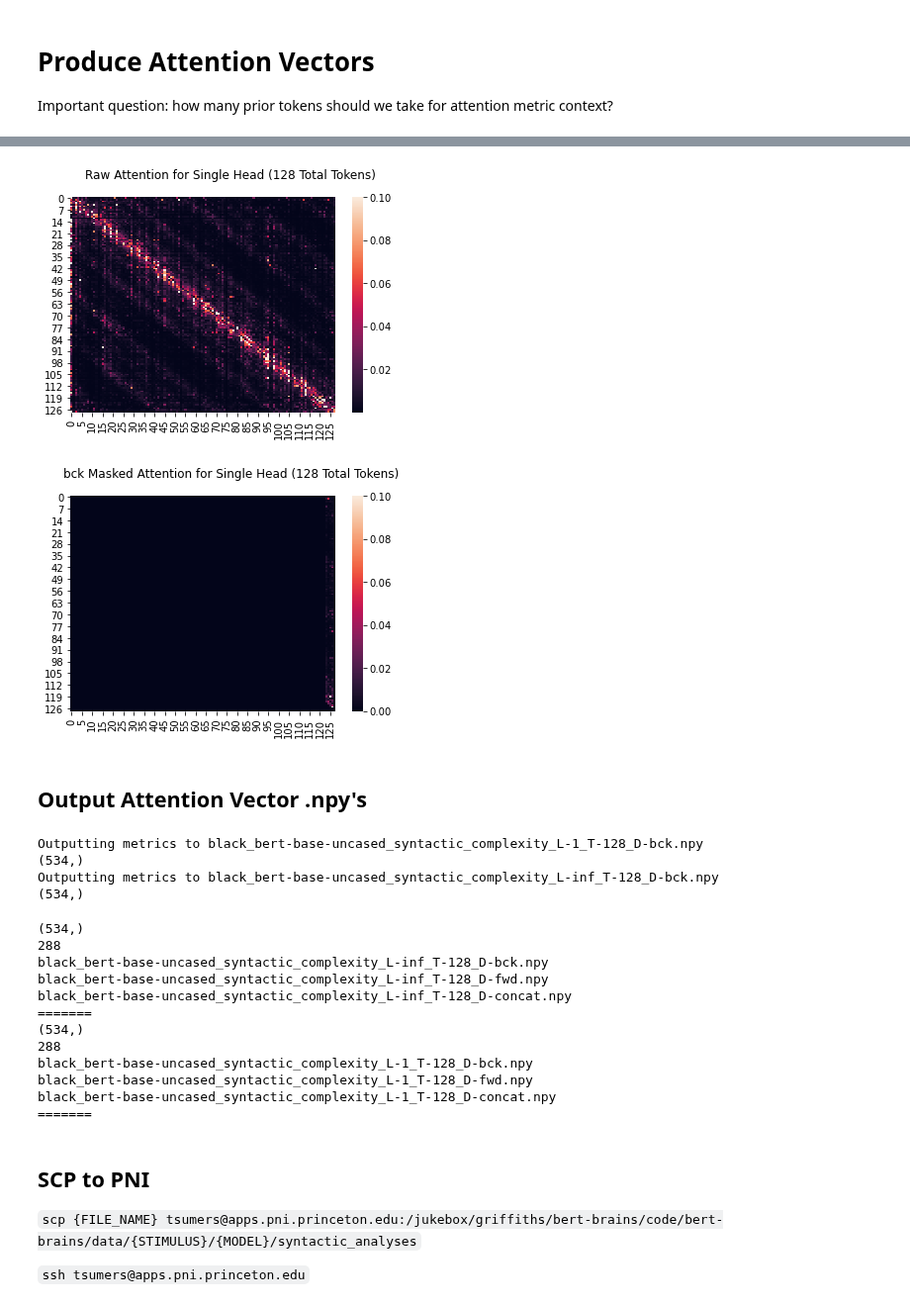
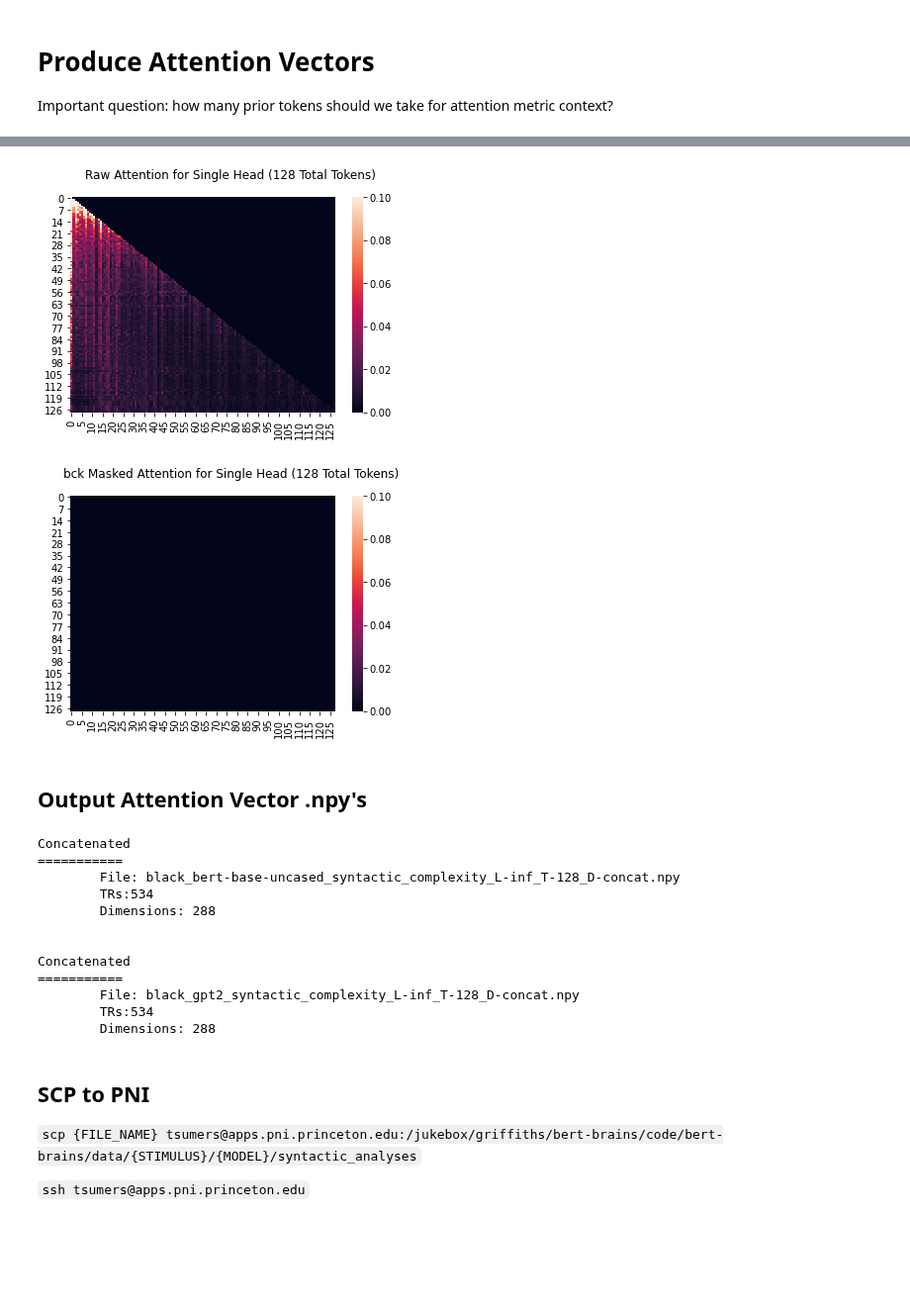
Before and after one commit to tsumers/bert-brains, a Jupyter notebook: Transformer Attention Analyses.ipynb, the cells around one changed output, grey strips where cells are left out. Shown at 99% size. Drawn from its saved outputs; the diff is of its cells as text; code cells hidden in the pictures; blank space fills up the shorter version.

````diff
--- a/Transformer Attention Analyses.ipynb
+++ b/Transformer Attention Analyses.ipynb
@@ -3,6 +3,7 @@
 %load_ext autoreload
 %autoreload 2
 
+import itertools
 import numpy as np
 import pandas as pd
 import seaborn as sns
@@ -12,7 +13,7 @@ from transformer_utils import TransformerRSM
 
 STIMULUS = "black" # 21st_year, pieman, slumlordreach, black
 
-MODEL = 'bert-base-uncased'
+MODEL = 'gpt2'
 # BERT: bert-base-uncased, bert-large-uncased
 # GPT: gpt2, gpt2-xl, gpt-neo-2.7B
 
@@ -161,0 +154,21 @@ foo.compute_attention_head_magnitudes(p='inf')
+# %%
+DIRECTIONS = ["fwd", "bck"]
+NORMS = ["inf"] # can also do p=1 or 2, but not using those currently.
+# %%
+for attention_direction in DIRECTIONS:
+
+    foo.mask_non_tr_attentions(include_forwards=(attention_direction=="fwd"),
+                           include_backwards=(attention_direction=="bck"))
+
+
+    for p in NORMS:
+
+        foo.compute_attention_head_magnitudes(p=p)
+        attention_vectors = foo.stimulus_df["attention_heads_L{}".format(p)].apply(lambda x: flatten(x))
+        attention_np_arrays = np.array(attention_vectors)
+
+        complexity_output_file= "{}_{}_syntactic_complexity_L-{}_T-{}_D-{}.npy".format(STIMULUS, MODEL, p, N_ATTENTION_TOKENS, attention_direction)
+        np.save(complexity_output_file, attention_np_arrays)
+
+        print("Output metrics to {}".format(complexity_output_file))
+        print(attention_np_arrays.shape)
@@ -173,11 +191,11 @@ for x in [90, 150, 200]:
 sns.heatmap(foo.stimulus_df.attentions.iloc[50][0][11], vmax=.1)
 plt.suptitle("Raw Attention for Single Head ({} Total Tokens)".format(N_ATTENTION_TOKENS));
 # %% [output]
-[figure, old version]
+[figure, new version]
 # %%
 sns.heatmap(foo.stimulus_df.masked_attentions.iloc[50][0][11], vmax=.1)
-plt.suptitle("{} Masked Attention for Single Head ({} Total Tokens)".format(ATTENTION_DIRECTION, N_ATTENTION_TOKENS));
+plt.suptitle("{} Masked Attention for Single Head ({} Total Tokens)".format(attention_direction, N_ATTENTION_TOKENS));
 # %% [output]
-[figure, old version]
+[figure, new version]
 # %% [markdown]
 ## Output Attention Vector .npy's
@@ -192,17 +202 @@ def flatten(lists):
-# %%
-for p in ['inf']:  # can also do p=1 or 2, but not using those currently.
-
-    COMPLEXITY_OUTPUT_FILE = "{}_{}_syntactic_complexity_L-{}_T-{}_D-{}.npy".format(STIMULUS, MODEL, p, N_ATTENTION_TOKENS, ATTENTION_DIRECTION)
-    print("Outputting metrics to {}".format(COMPLEXITY_OUTPUT_FILE))
-
-    attention_vectors = foo.stimulus_df["attention_heads_L{}".format(p)].apply(lambda x: flatten(x))
-
-    attention_np_arrays = np.array(attention_vectors)
-    print(attention_np_arrays.shape)
-    np.save(COMPLEXITY_OUTPUT_FILE, attention_np_arrays)
-# %% [output]
-Outputting metrics to black_bert-base-uncased_syntactic_complexity_L-1_T-128_D-bck.npy
-(534,)
-Outputting metrics to black_bert-base-uncased_syntactic_complexity_L-inf_T-128_D-bck.npy
-(534,)
 # %%
@@ -235,22 +227,23 @@ for backwards_file in backwards_metrics:
 
     np.save(concat_file, concat)
 
-    print(concat.shape)
-    print(len(concat[-10]))
-    print(backwards_file + "\n" + forward_file + "\n" + concat_file + "\n=======")
+    print("Concatenated\n===========")
+    print("\tFile: {}".format(concat_file))
+    print("\tTRs:{}".format(concat.shape[0]))
+    print("\tDimensions: {}\n\n".format(len(concat[-1])))
 # %% [output]
-(534,)
-288
-black_bert-base-uncased_syntactic_complexity_L-inf_T-128_D-bck.npy
-black_bert-base-uncased_syntactic_complexity_L-inf_T-128_D-fwd.npy
-black_bert-base-uncased_syntactic_complexity_L-inf_T-128_D-concat.npy
-=======
-(534,)
-288
-black_bert-base-uncased_syntactic_complexity_L-1_T-128_D-bck.npy
-black_bert-base-uncased_syntactic_complexity_L-1_T-128_D-fwd.npy
-black_bert-base-uncased_syntactic_complexity_L-1_T-128_D-concat.npy
-=======
+Concatenated
+===========
+        File: black_bert-base-uncased_syntactic_complexity_L-inf_T-128_D-concat.npy
+        TRs:534
+        Dimensions: 288
+
+
+Concatenated
+===========
+        File: black_gpt2_syntactic_complexity_L-inf_T-128_D-concat.npy
+        TRs:534
+        Dimensions: 288
 # %% [markdown]
 ## SCP to PNI
 ```scp {FILE_NAME} tsumers@apps.pni.princeton.edu:/jukebox/griffiths/bert-brains/code/bert-brains/data/{STIMULUS}/{MODEL}/syntactic_analyses```
````
Also changed, not shown: parts of 21 cells of this notebook.
